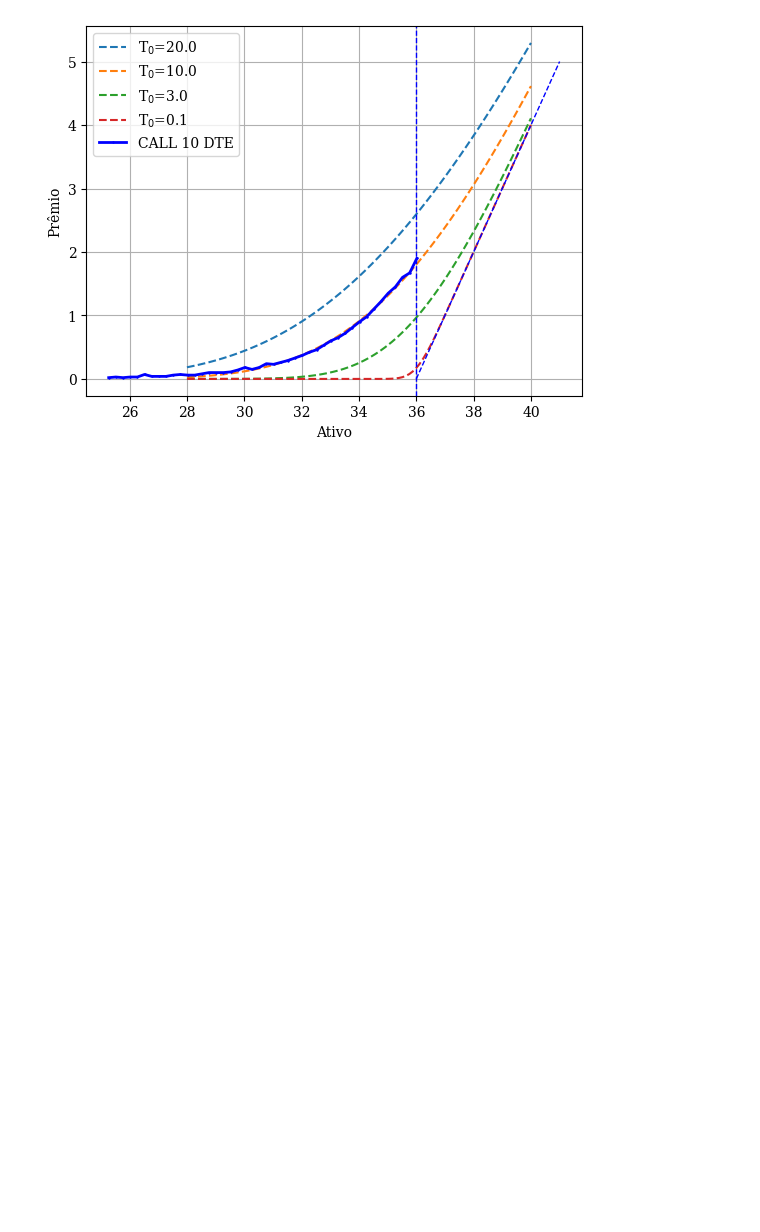
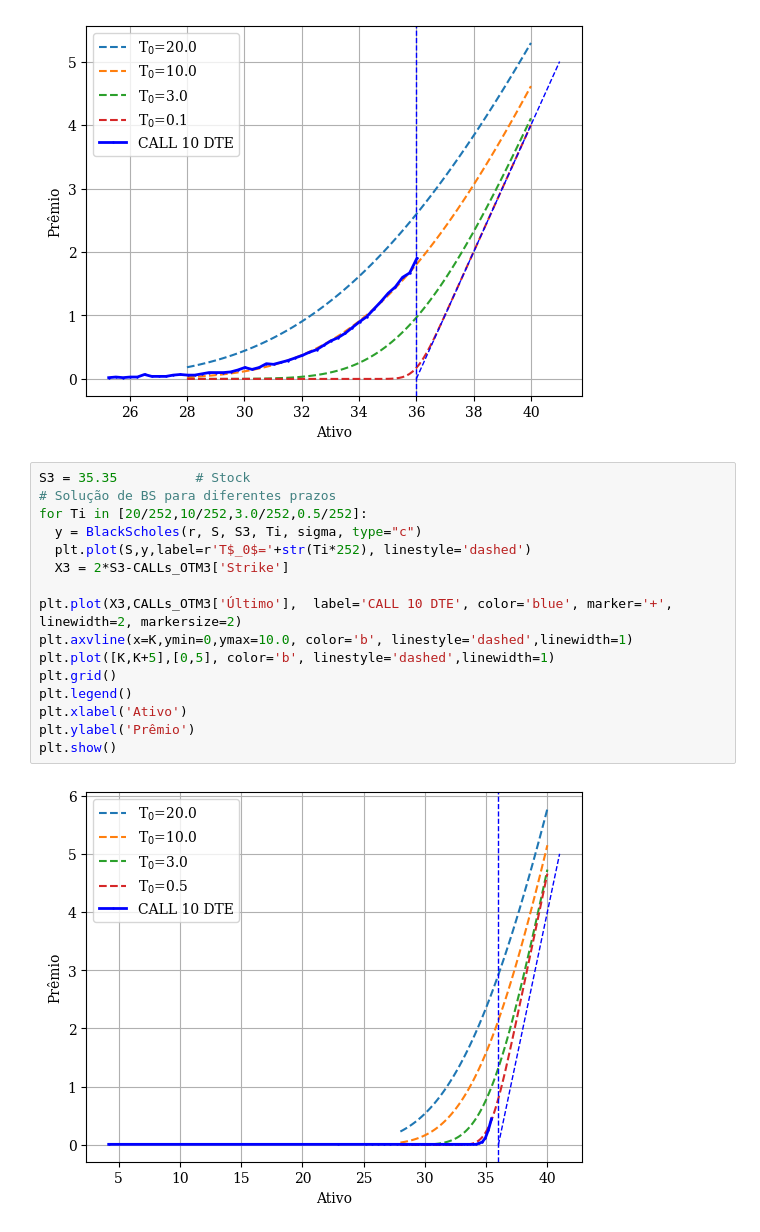
Before and after one commit to facklen/python_para_investimentos, a Jupyter notebook: Avaliação_Opções_PETR4.ipynb, the cells around one changed output. Drawn from its saved outputs; the diff is of its cells as text; blank space fills up the shorter version.

```diff
--- a/Avaliação_Opções_PETR4.ipynb
+++ b/Avaliação_Opções_PETR4.ipynb
@@ -165,3 +189,21 @@ plt.ylabel('Prêmio')
 plt.show()
 # %% [output]
 [figure]
+# %%
+S3 = 35.35          # Stock
+# Solução de BS para diferentes prazos
+for Ti in [20/252,10/252,3.0/252,0.5/252]:
+  y = BlackScholes(r, S, S3, Ti, sigma, type="c")
+  plt.plot(S,y,label=r'T$_0$='+str(Ti*252), linestyle='dashed')
+  X3 = 2*S3-CALLs_OTM3['Strike']
+
+plt.plot(X3,CALLs_OTM3['Último'],  label='CALL 10 DTE', color='blue', marker='+', linewidth=2, markersize=2)
+plt.axvline(x=K,ymin=0,ymax=10.0, color='b', linestyle='dashed',linewidth=1)
+plt.plot([K,K+5],[0,5], color='b', linestyle='dashed',linewidth=1)
+plt.grid()
+plt.legend()
+plt.xlabel('Ativo')
+plt.ylabel('Prêmio')
+plt.show()
+# %% [output]
+[figure, added]
```
Also changed, not shown: parts of 6 cells of this notebook.
